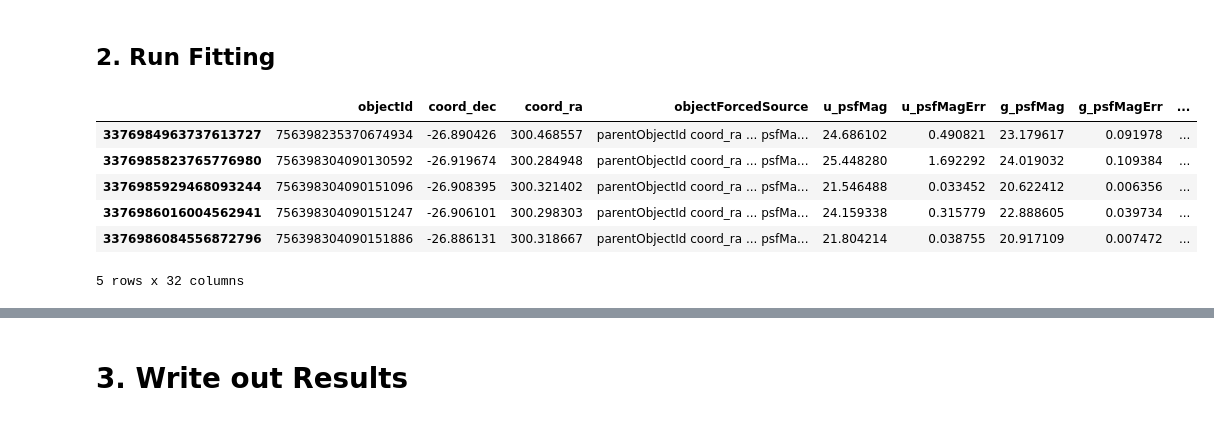
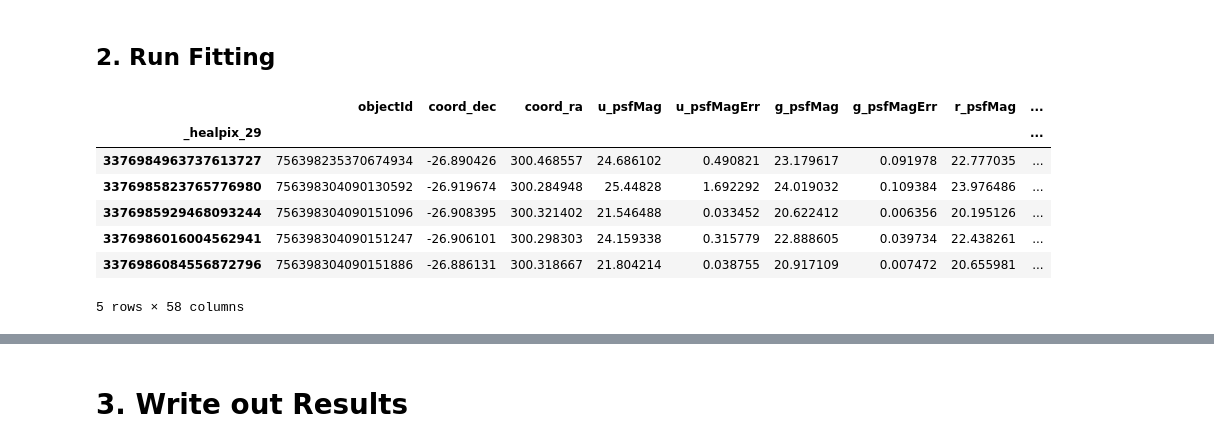
Before and after one commit to dougbrn/rrlmbft, a Jupyter notebook: dp2_rrl.ipynb, the cells around one changed output, grey strips where cells are left out. Saved outputs shown, nothing was run; the diff lists cells and outputs as text; code cells hidden in the pictures.

```diff
--- a/dp2_rrl.ipynb
+++ b/dp2_rrl.ipynb
@@ -17,7 +37,8 @@ client=Client(n_workers=4, memory_limit="6GB", silence_logs=logging.ERROR)
 # %%
-cone = lsdb.ConeSearch(ra=300.0, dec=-25.0, radius_arcsec=7000.0)
-
-dp2 = lsdb.open_catalog("/sdf/data/rubin/shared/lsdb_commissioning/hats/v30_0_6/object_collection",
+cone = lsdb.ConeSearch(ra=300.0, dec=-25.0, radius_arcsec=70000.0)
+usdf_path = "/sdf/data/rubin/shared/lsdb_commissioning/hats/v30_0_6/object_collection"
+shire_path = "/astro/store/shire/hats/dash/hats/v30_0_6/object_collection"
+dp2 = lsdb.open_catalog(shire_path,
                         columns=['objectId', 'coord_dec', 'coord_ra', 'objectForcedSource', 'u_psfMag', 'u_psfMagErr',
                                  'g_psfMag', 'g_psfMagErr', 'r_psfMag', 'r_psfMagErr', 'i_psfMag', 'i_psfMagErr', 'z_psfMag', 'z_psfMagErr',
                                  'y_psfMag', 'y_psfMagErr', 'ebv'],
@@ -121,9 +125,10 @@ def filtering(df):
     return df
 # %%
 filtered = dp2.map_partitions(filtering)
+#filtered = filtered.prune_empty_partitions()
 
 # prune columns for downstream memory management
-filtered = filtered.drop(FLAG_COLS)
+#filtered = filtered.drop(FLAG_COLS)
 filtered
 # %% [output]
 lsdb Catalog object_lc:
@@ -320,14 +330,18 @@ def fit_stat_df(df, nested_column='objectForcedSource', fit_n = 20, coeff_n = 10
     return cdf
 # %%
+# Meta finding: define the output dataframe by running on a small subset
 meta_finder = filtered.head(5)
 meta = fit_stat_df(meta_finder)
+
+meta.to_parquet("meta.parquet")
 meta
 # %% [output]
-|  | objectId | coord_dec | coord_ra | objectForcedSource | u_psfMag | u_psfMagErr | g_psfMag | g_psfMagErr | ... |
-| 3376984963737613727 | 756398235370674934 | -26.890426 | 300.468557 | parentObjectId coord_ra ... psfMa... | 24.686102 | 0.490821 | 23.179617 | 0.091978 | ... |
-| 3376985823765776980 | 756398304090130592 | -26.919674 | 300.284948 | parentObjectId coord_ra ... psfMa... | 25.448280 | 1.692292 | 24.019032 | 0.109384 | ... |
-| 3376985929468093244 | 756398304090151096 | -26.908395 | 300.321402 | parentObjectId coord_ra ... psfMa... | 21.546488 | 0.033452 | 20.622412 | 0.006356 | ... |
-| 3376986016004562941 | 756398304090151247 | -26.906101 | 300.298303 | parentObjectId coord_ra ... psfMa... | 24.159338 | 0.315779 | 22.888605 | 0.039734 | ... |
-| 3376986084556872796 | 756398304090151886 | -26.886131 | 300.318667 | parentObjectId coord_ra ... psfMa... | 21.804214 | 0.038755 | 20.917109 | 0.007472 | ... |
+|  | objectId | coord_dec | coord_ra | u_psfMag | u_psfMagErr | g_psfMag | g_psfMagErr | r_psfMag | ... |
+| _healpix_29 |  |  |  |  |  |  |  |  | ... |
+| 3376984963737613727 | 756398235370674934 | -26.890426 | 300.468557 | 24.686102 | 0.490821 | 23.179617 | 0.091978 | 22.777035 | ... |
+| 3376985823765776980 | 756398304090130592 | -26.919674 | 300.284948 | 25.44828 | 1.692292 | 24.019032 | 0.109384 | 23.976486 | ... |
+| 3376985929468093244 | 756398304090151096 | -26.908395 | 300.321402 | 21.546488 | 0.033452 | 20.622412 | 0.006356 | 20.195126 | ... |
+| 3376986016004562941 | 756398304090151247 | -26.906101 | 300.298303 | 24.159338 | 0.315779 | 22.888605 | 0.039734 | 22.438261 | ... |
+| 3376986084556872796 | 756398304090151886 | -26.886131 | 300.318667 | 21.804214 | 0.038755 | 20.917109 | 0.007472 | 20.655981 | ... |
-5 rows x 32 columns
+5 rows × 58 columns
 # %%
```
Also changed, not shown: parts of 10 cells of this notebook, 1 other file.
